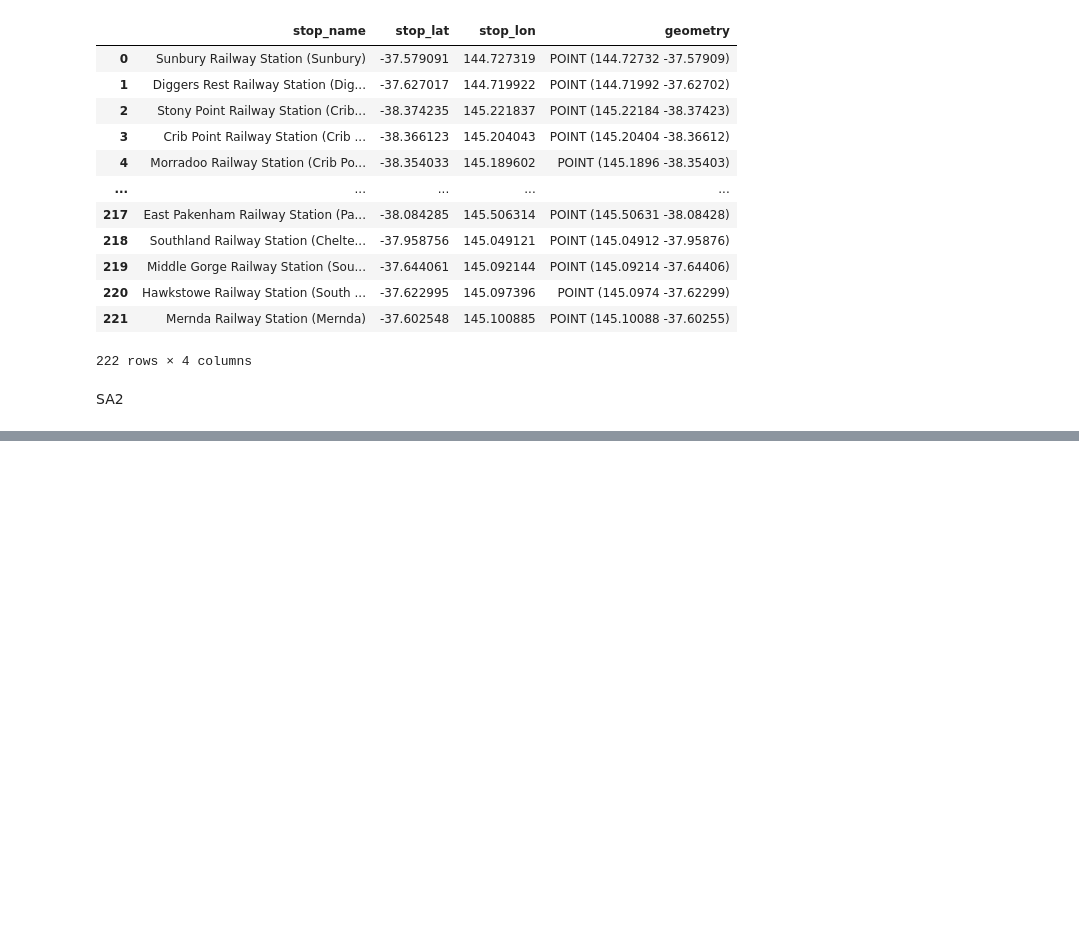
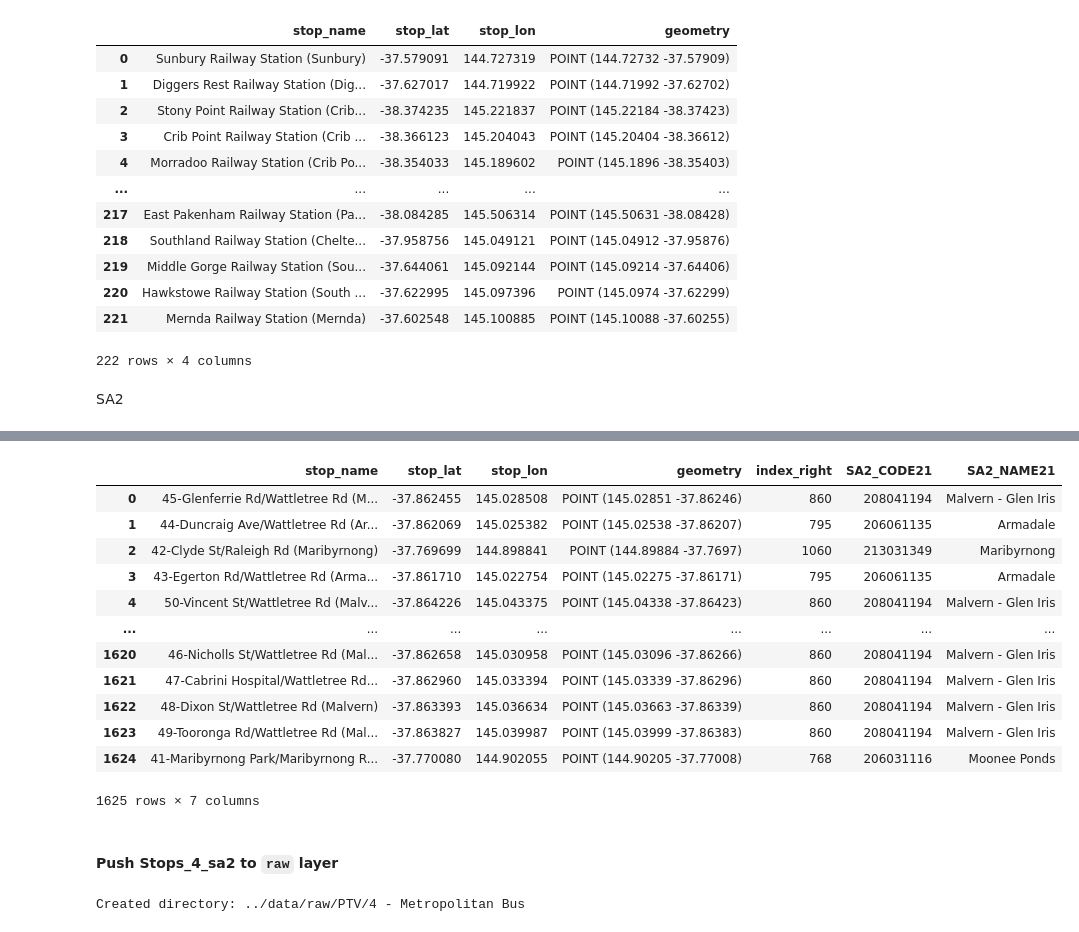
Before and after one commit to MAST30034-AppliedDataScience/project-2-group-real-estate-industry-project-2, a Jupyter notebook: notebooks/preprocessing-ptv.ipynb, the cells around one changed output, grey strips where cells are left out. Saved outputs shown, nothing was run; the diff lists cells and outputs as text; code cells hidden in the pictures; blank space fills up the shorter version.

```diff
--- a/notebooks/preprocessing-ptv.ipynb
+++ b/notebooks/preprocessing-ptv.ipynb
@@ -70,0 +173,6 @@ SA2.crs = 'EPSG: 4326'
+# %%
+stop_4 = pd.read_csv("../data/landing/ptv/3/3/stops.txt")
+# stop_4
+# %%
+stop_4_filtered = stop_4[['stop_name', 'stop_lat', 'stop_lon']]
+stop_4_filtered
@@ -70,0 +193,12 @@ SA2.crs = 'EPSG: 4326'
+# %%
+# Create a geometry column based on the latitude and longitude
+geometry = [Point(xy) for xy in zip(stop_4_filtered['stop_lon'], stop_4_filtered['stop_lat'])]
+
+# Create a GeoDataFrame
+stop_4_gdf = gpd.GeoDataFrame(stop_4_filtered, geometry=geometry)
+
+# Set a coordinate reference system (CRS), for example, WGS84 (EPSG:4326)
+stop_4_gdf.set_crs(epsg=4326, inplace=True)
+
+# Display the GeoDataFrame
+stop_4_gdf
@@ -70,0 +219,26 @@ SA2.crs = 'EPSG: 4326'
+# %%
+stops_4_sa2 = gpd.sjoin(stop_4_gdf, SA2, how="left", predicate="within")
+
+# Display the result
+stops_4_sa2
+# %% [output]
+|  | stop_name | stop_lat | stop_lon | geometry | index_right | SA2_CODE21 | SA2_NAME21 |
+| 0 | 45-Glenferrie Rd/Wattletree Rd (M... | -37.862455 | 145.028508 | POINT (145.02851 -37.86246) | 860 | 208041194 | Malvern - Glen Iris |
+| 1 | 44-Duncraig Ave/Wattletree Rd (Ar... | -37.862069 | 145.025382 | POINT (145.02538 -37.86207) | 795 | 206061135 | Armadale |
+| 2 | 42-Clyde St/Raleigh Rd (Maribyrnong) | -37.769699 | 144.898841 | POINT (144.89884 -37.7697) | 1060 | 213031349 | Maribyrnong |
+| 3 | 43-Egerton Rd/Wattletree Rd (Arma... | -37.861710 | 145.022754 | POINT (145.02275 -37.86171) | 795 | 206061135 | Armadale |
+| 4 | 50-Vincent St/Wattletree Rd (Malv... | -37.864226 | 145.043375 | POINT (145.04338 -37.86423) | 860 | 208041194 | Malvern - Glen Iris |
+| ... | ... | ... | ... | ... | ... | ... | ... |
+| 1620 | 46-Nicholls St/Wattletree Rd (Mal... | -37.862658 | 145.030958 | POINT (145.03096 -37.86266) | 860 | 208041194 | Malvern - Glen Iris |
+| 1621 | 47-Cabrini Hospital/Wattletree Rd... | -37.862960 | 145.033394 | POINT (145.03339 -37.86296) | 860 | 208041194 | Malvern - Glen Iris |
+| 1622 | 48-Dixon St/Wattletree Rd (Malvern) | -37.863393 | 145.036634 | POINT (145.03663 -37.86339) | 860 | 208041194 | Malvern - Glen Iris |
+| 1623 | 49-Tooronga Rd/Wattletree Rd (Mal... | -37.863827 | 145.039987 | POINT (145.03999 -37.86383) | 860 | 208041194 | Malvern - Glen Iris |
+| 1624 | 41-Maribyrnong Park/Maribyrnong R... | -37.770080 | 144.902055 | POINT (144.90205 -37.77008) | 768 | 206031116 | Moonee Ponds |
+1625 rows × 7 columns
+# %% [markdown]
+#### Push Stops_4_sa2 to `raw` layer
+# %%
+create_dir('../data/raw/PTV/4 - Metropolitan Bus')
+stops_4_sa2.to_csv('../data/raw/PTV/4 - Metropolitan Bus/stops_4_sa2.csv', index=False)
+# %% [output]
+Created directory: ../data/raw/PTV/4 - Metropolitan Bus
```
Also changed, not shown: parts of 19 cells of this notebook, 2 other files.
